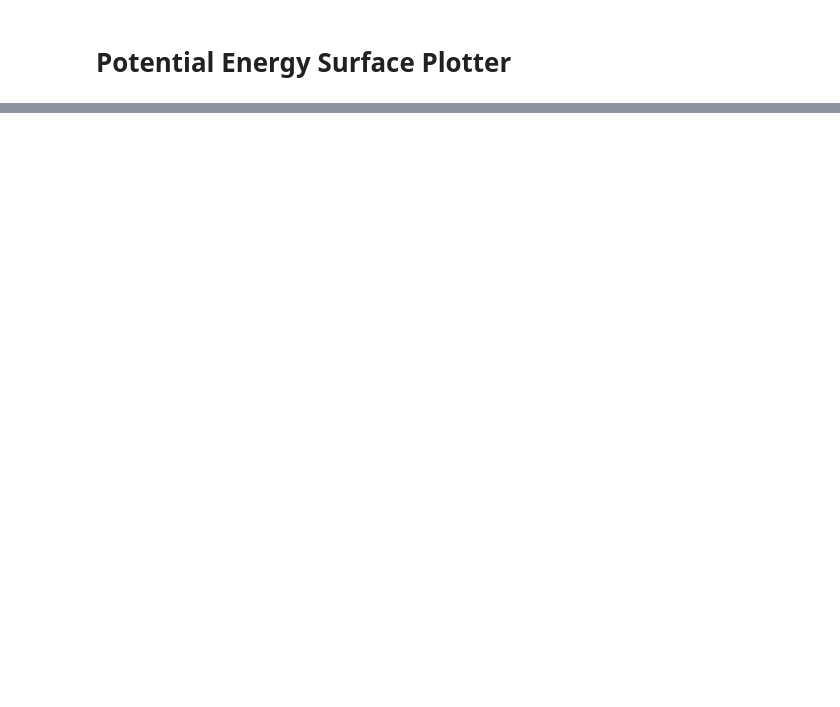
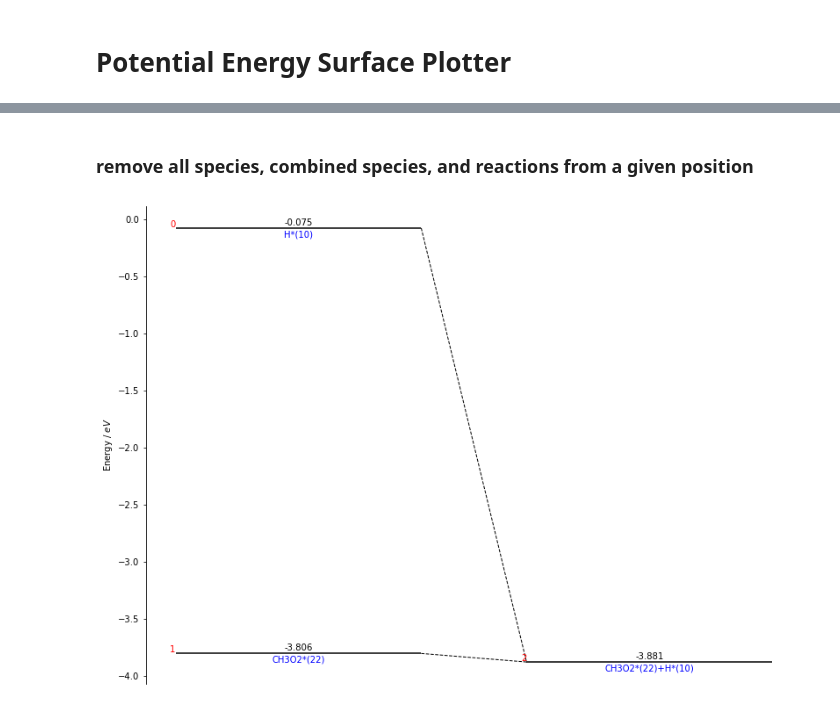
Before and after one commit to ChrisBNEU/PES_plotter, a Jupyter notebook: PES_Plotter_examples.ipynb, the cells around one changed output, grey strips where cells are left out. Saved outputs shown, nothing was run; the diff lists cells and outputs as text; code cells hidden in the pictures; blank space fills up the shorter version.

```diff
--- a/PES_Plotter_examples.ipynb
+++ b/PES_Plotter_examples.ipynb
@@ -402,0 +53,7 @@ flipped equation:  CO2X + HX <=> HCOOX + X HCOOX + X <=> CO2X + HX
+# %% [markdown]
+### remove all species, combined species, and reactions from a given position
+# %%
+ppt.purge(2)
+ppt.plot()
+# %% [output]
+[figure, added]
```
Also changed, not shown: parts of 56 cells of this notebook, 3 other files.
